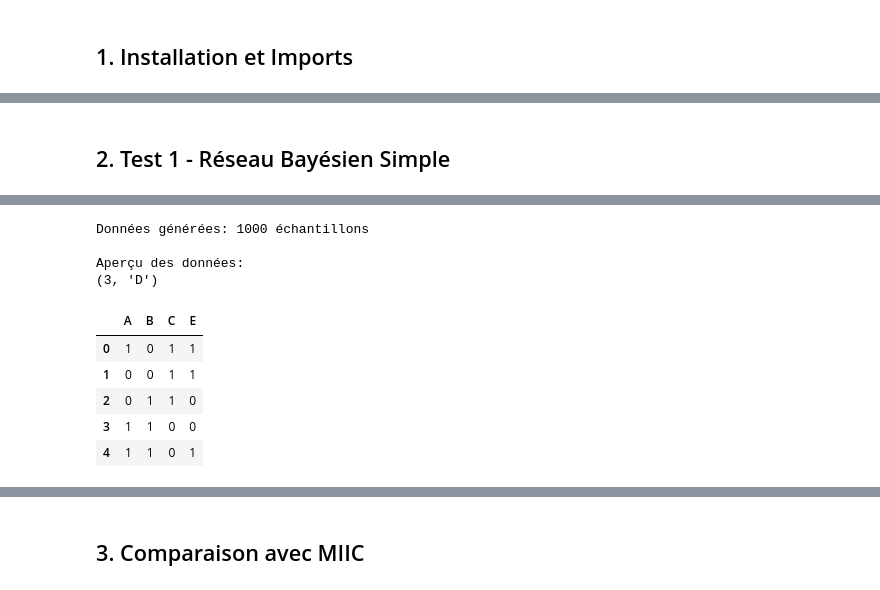
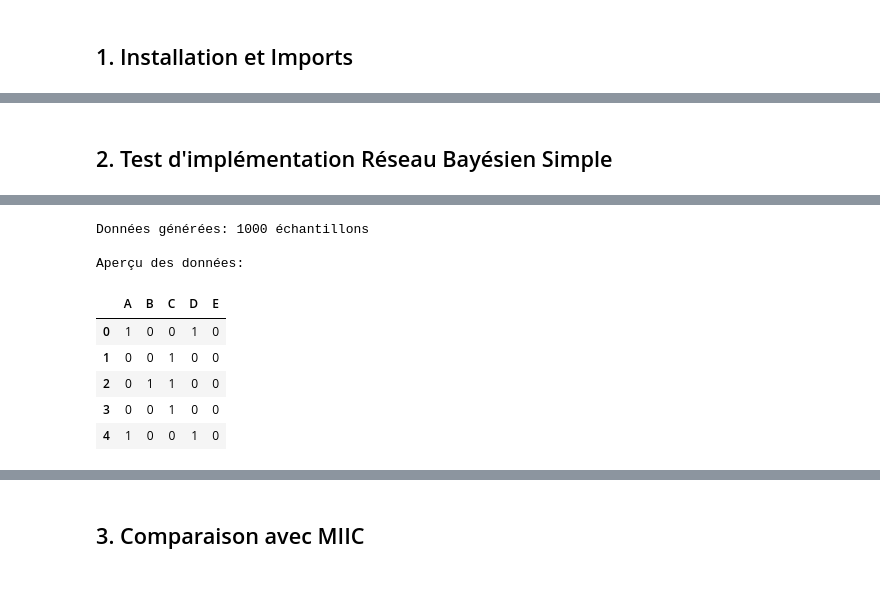
Before and after one commit to alexisvuvietnam/MADI_project, a Jupyter notebook: fci_tests.ipynb, the cells around one changed output, grey strips where cells are left out. Saved outputs shown, nothing was run; the diff lists cells and outputs as text; code cells hidden in the pictures.

```diff
--- a/fci_tests.ipynb
+++ b/fci_tests.ipynb
@@ -48,7 +48,7 @@ import matplotlib.pyplot as plt
 from FCI import *
 import utils
 # %% [markdown]
-## 2. Test 1 - Réseau Bayésien Simple
+## 2. Test d'implémentation Réseau Bayésien Simple
 # %%
 # Création d'un réseau bayésien simple avec une structure connue
 print("Test 1: Réseau simple (4 variables)")
@@ -84,24 +84,23 @@ Réseau créé: 5 variables, 6 arcs
 [drawing not drawn]
 # %%
 # Génération des données
-df_og,_ = utils.generate_test_data(bn_simple, n_samples=1000)
-print(f"Données générées: {len(df_og)} échantillons")
+df_simple,_ = utils.generate_test_data(bn_simple, n_samples=1000)
+print(f"Données générées: {len(df_simple)} échantillons")
 print(f"\nAperçu des données:")
-latent_var = (3,df_og.columns[3])
-df_simple = df_og.drop(columns=latent_var[1])
-print(latent_var)
+# latent_var = (3,df_og.columns[3])
+# df_simple = df_og.drop(columns=latent_var[1])
+# print(latent_var)
 df_simple.head()
 # %% [output]
 Données générées: 1000 échantillons
 
 Aperçu des données:
-(3, 'D')
-|  | A | B | C | E |
-| 0 | 1 | 0 | 1 | 1 |
-| 1 | 0 | 0 | 1 | 1 |
-| 2 | 0 | 1 | 1 | 0 |
-| 3 | 1 | 1 | 0 | 0 |
-| 4 | 1 | 1 | 0 | 1 |
+|  | A | B | C | D | E |
+| 0 | 1 | 0 | 0 | 1 | 0 |
+| 1 | 0 | 0 | 1 | 0 | 0 |
+| 2 | 0 | 1 | 1 | 0 | 0 |
+| 3 | 0 | 0 | 1 | 0 | 0 |
+| 4 | 1 | 0 | 0 | 1 | 0 |
 # %%
 # Test FCI
 print("Exécution de FCI...")
```
Also changed, not shown: parts of 11 cells of this notebook.
